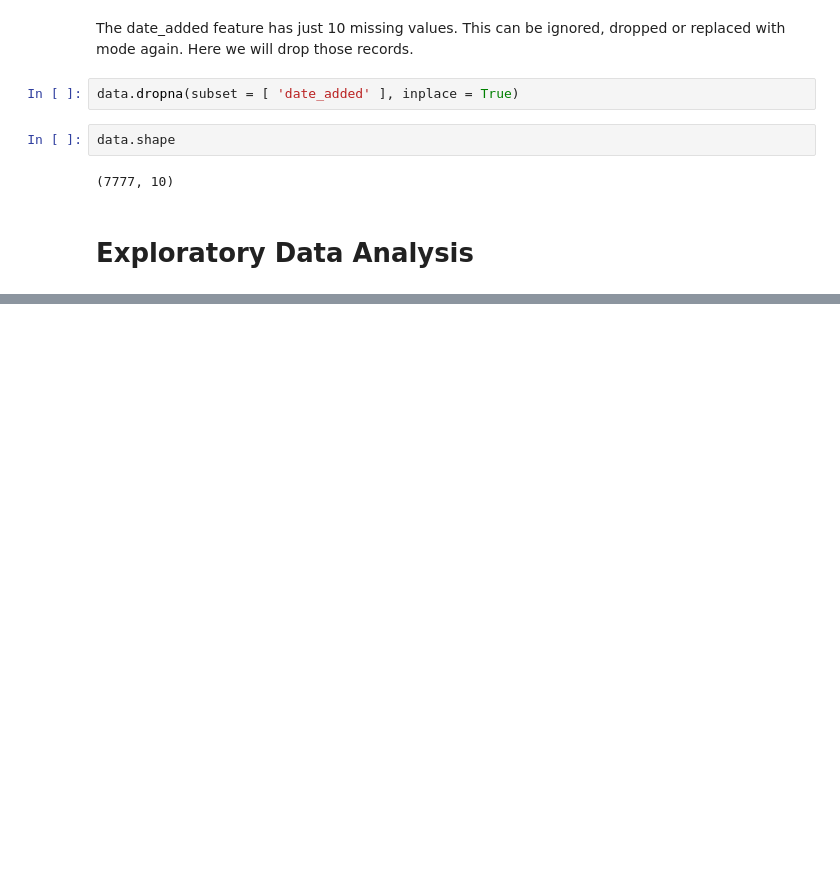
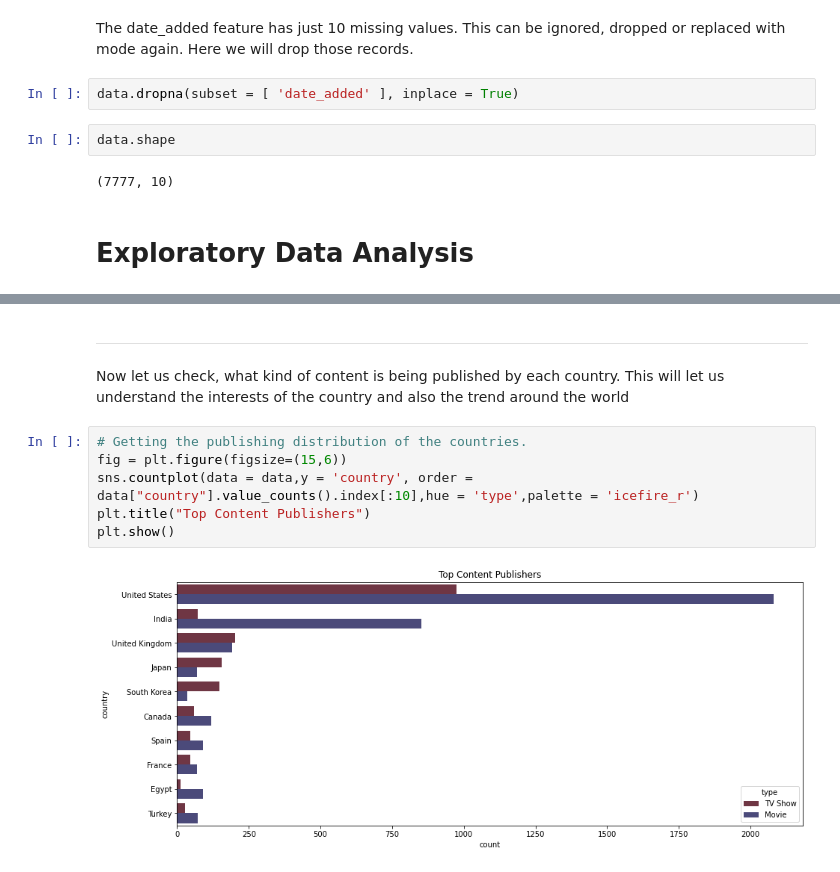
Before and after one commit to vinayakpotdar2114/Capstone-Project-4-Netflix-Movies-and-TV-Shows-Clustering, a Jupyter notebook: NETFLIX_MOVIES_AND_TV_SHOWS_CLUSTERING.ipynb, the cells around one changed output, grey strips where cells are left out. Saved outputs shown, nothing was run; the diff lists cells and outputs as text; blank space fills up the shorter version.

```diff
--- a/NETFLIX_MOVIES_AND_TV_SHOWS_CLUSTERING.ipynb
+++ b/NETFLIX_MOVIES_AND_TV_SHOWS_CLUSTERING.ipynb
@@ -187,0 +237,14 @@ data.shape
+# %% [markdown]
+
+
+---
+
+Now let us check, what kind of content is being published by each country. This will let us understand the interests of the country and also the trend around the world
+# %%
+# Getting the publishing distribution of the countries.
+fig = plt.figure(figsize=(15,6))
+sns.countplot(data = data,y = 'country', order = data["country"].value_counts().index[:10],hue = 'type',palette = 'icefire_r')
+plt.title("Top Content Publishers")
+plt.show()
+# %% [output]
+[figure, added]
```
Also changed, not shown: parts of 34 cells of this notebook.
